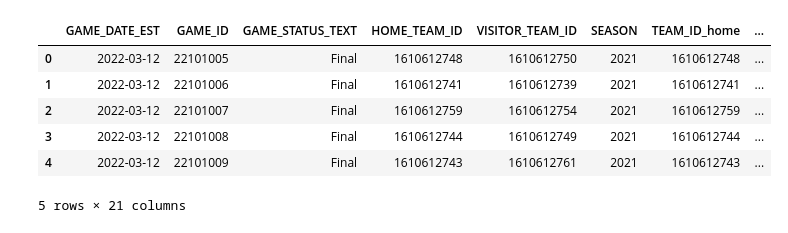
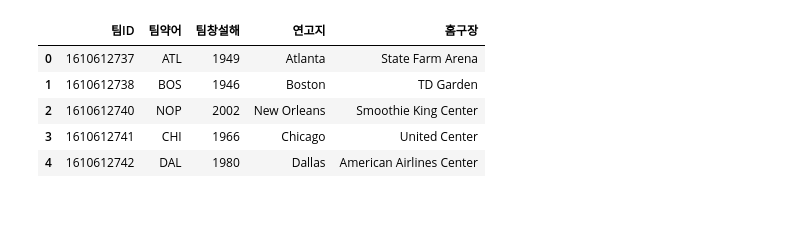
Before and after one commit to JeongUngKim/streamlit_project, a Jupyter notebook: data_analysis.ipynb, the cells around one changed output. Saved outputs shown, nothing was run; the diff lists cells and outputs as text; code cells hidden in the pictures.

```diff
--- a/data_analysis.ipynb
+++ b/data_analysis.ipynb
@@ -6,0 +3,7 @@ df_games = pd.read_csv('data/games.csv')
+# %%
+df_teams = pd.read_csv('data/teams.csv')
+df_games = pd.read_csv('data/games.csv')
+df_players = pd.read_csv('data/players.csv')
+df_games_detail = pd.read_csv('data/games_details.csv',low_memory = False)
+# %%
+df_teams = df_teams.loc[:,['TEAM_ID','ABBREVIATION','YEARFOUNDED','CITY','ARENA']]
@@ -7,10 +23,25 @@ df_games = pd.read_csv('data/games.csv')
+# %%
+rename ={ 'GAME_DATE_EST' : '경기날짜' ,'GAME_ID':'경기ID', 'HOME_TEAM_ID':'홈팀ID','PTS_home':'홈팀점수','AST_home':'홈팀어시','REB_home':'홈팀리바운드','TEAM_ID_away':'어웨이팀ID','PTS_away':'어웨이팀점수','AST_away':'어웨이팀어시','REB_away':'어웨이팀리바운드','HOME_TEAM_WINS':'홈팀승리여부'  }
+df_games = df_games.rename(columns=rename)
+
+rename_detail = { 'GAME_ID':'경기ID','TEAM_ID':'팀ID','PLAYER_ID':'선수ID','PLAYER_NAME':'선수명',
+                 'START_POSITION':'포지션',
+ 'COMMENT':'출전시간','MIN':'2점슛', 'FG_PCT':'3점슛', 'FG3_PCT':'자유투',
+ 'DREB':'리바운드','REB':'어시스트','AST':'가로채기','STL':'블락','TO':'턴오버수'}
+df_games_detail = df_games_detail.rename(columns=rename_detail)
+
+rename_playes = { 'PLAYER_NAME':'선수명','TEAM_ID':'팀ID','PLAYER_ID':'선수ID','SEASON':'시즌' }
+df_players=df_players.rename(columns=rename_playes)
+
+rename_team = {'TEAM_ID':'팀ID','ABBREVIATION':'팀약어','YEARFOUNDED':'팀창설해',
+              'CITY':'연고지','ARENA':'홈구장'}
+df_teams = df_teams.rename(columns=rename_team)
 # %%
-df_games.head()
+df_teams.head()
 # %% [output]
-|  | GAME_DATE_EST | GAME_ID | GAME_STATUS_TEXT | HOME_TEAM_ID | VISITOR_TEAM_ID | SEASON | TEAM_ID_home | ... |
-| 0 | 2022-03-12 | 22101005 | Final | 1610612748 | 1610612750 | 2021 | 1610612748 | ... |
-| 1 | 2022-03-12 | 22101006 | Final | 1610612741 | 1610612739 | 2021 | 1610612741 | ... |
-| 2 | 2022-03-12 | 22101007 | Final | 1610612759 | 1610612754 | 2021 | 1610612759 | ... |
-| 3 | 2022-03-12 | 22101008 | Final | 1610612744 | 1610612749 | 2021 | 1610612744 | ... |
-| 4 | 2022-03-12 | 22101009 | Final | 1610612743 | 1610612761 | 2021 | 1610612743 | ... |
+|  | 팀ID | 팀약어 | 팀창설해 | 연고지 | 홈구장 |
+| 0 | 1610612737 | ATL | 1949 | Atlanta | State Farm Arena |
+| 1 | 1610612738 | BOS | 1946 | Boston | TD Garden |
+| 2 | 1610612740 | NOP | 2002 | New Orleans | Smoothie King Center |
+| 3 | 1610612741 | CHI | 1966 | Chicago | United Center |
+| 4 | 1610612742 | DAL | 1980 | Dallas | American Airlines Center |
-5 rows × 21 columns
```
Also changed, not shown: parts of 26 cells of this notebook, 6 other files.
